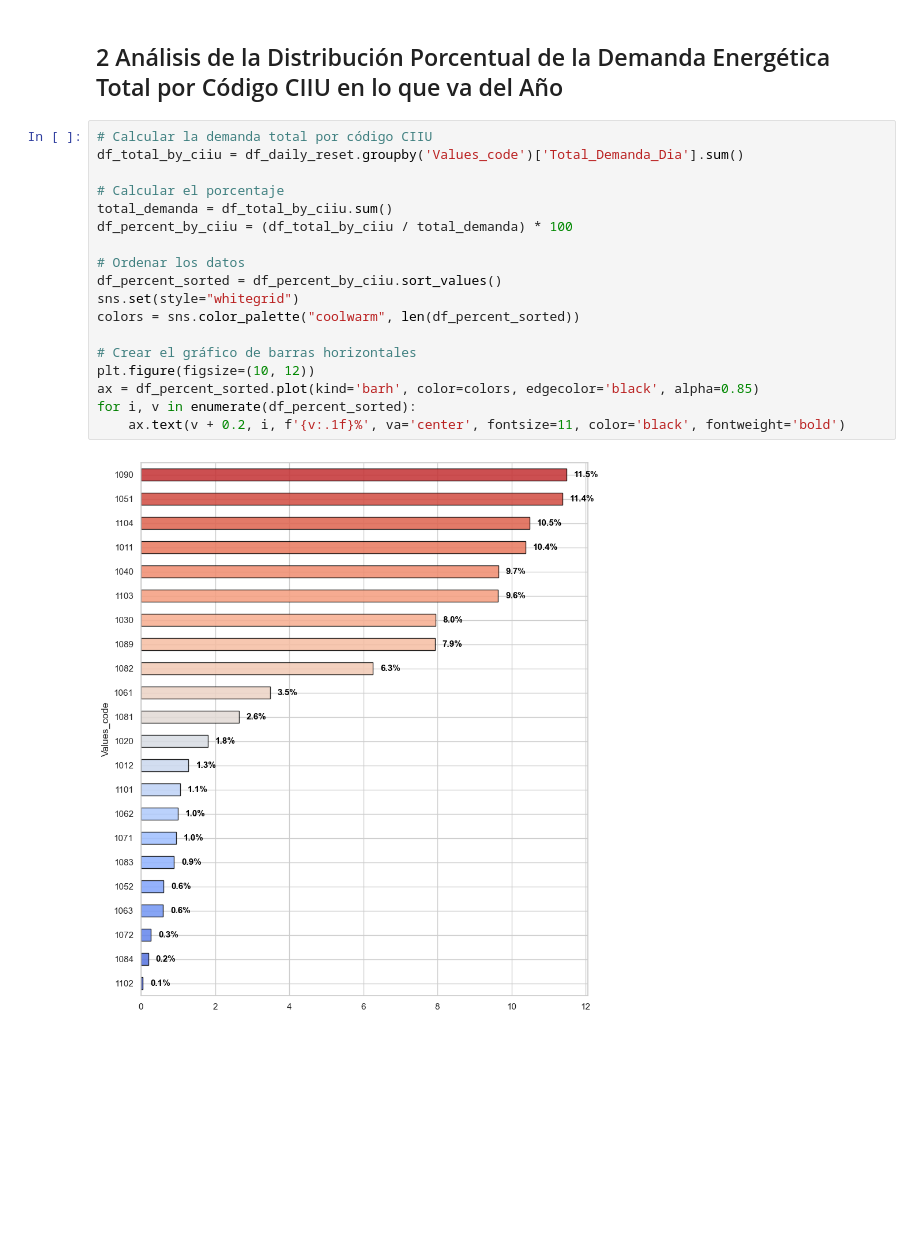
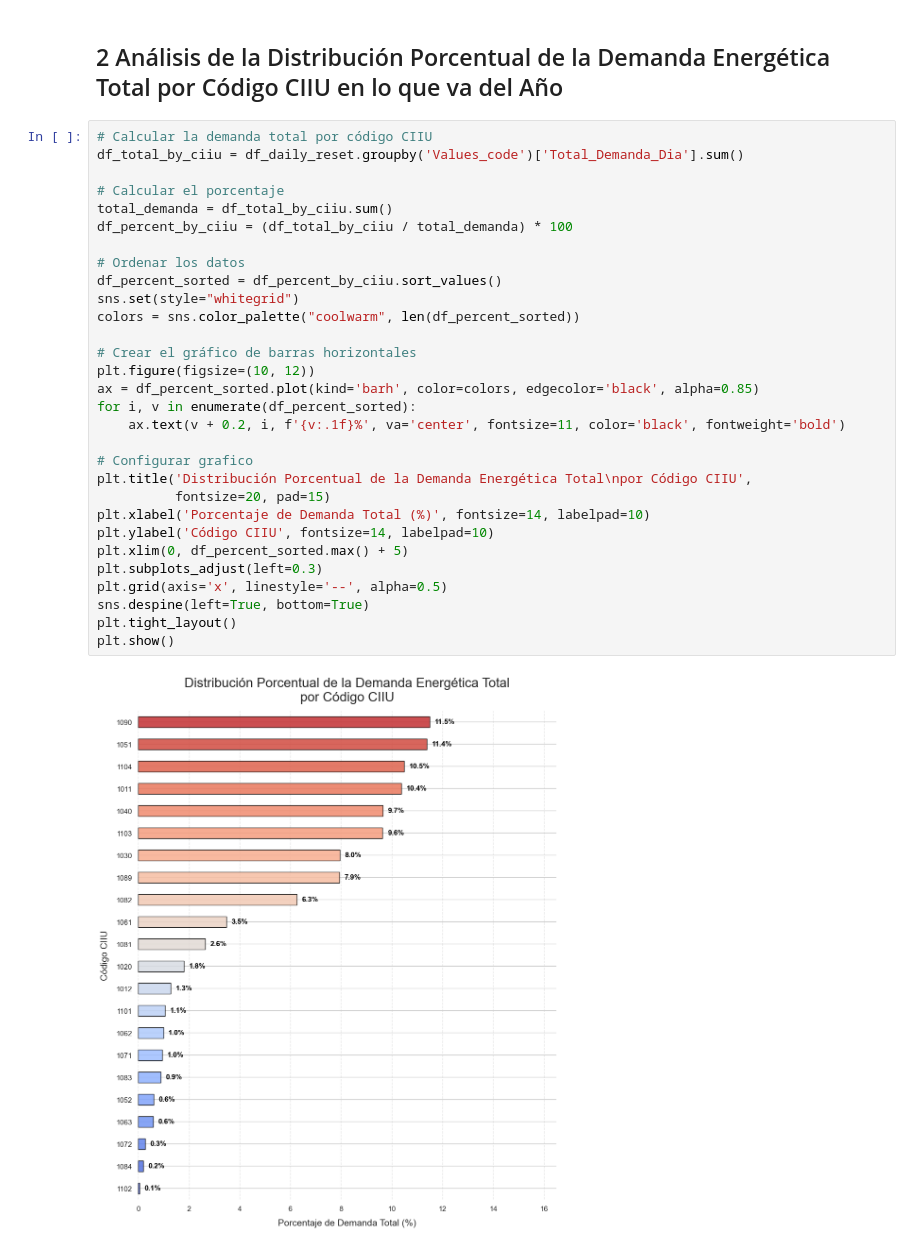
Before and after one commit to S00LEY/Talento-B_-Ing-Data, a Jupyter notebook: DemaComeNoReg_CIIU_Alimentos_2024.ipynb, the cells around one changed output. Cells and saved outputs as stored; diff of their text form; blank space fills up the shorter version.

Commit message:
:boom:  Configurar gráfico y mostrar

```diff
--- a/DemaComeNoReg_CIIU_Alimentos_2024.ipynb
+++ b/DemaComeNoReg_CIIU_Alimentos_2024.ipynb
@@ -247,20 +247,32 @@ El comportamiento de la demanda energética en la industria alimentaria presenta
 # %%
 # Calcular la demanda total por código CIIU
 df_total_by_ciiu = df_daily_reset.groupby('Values_code')['Total_Demanda_Dia'].sum()
 
 # Calcular el porcentaje
 total_demanda = df_total_by_ciiu.sum()
 df_percent_by_ciiu = (df_total_by_ciiu / total_demanda) * 100
 
 # Ordenar los datos
 df_percent_sorted = df_percent_by_ciiu.sort_values()
 sns.set(style="whitegrid")
 colors = sns.color_palette("coolwarm", len(df_percent_sorted))
 
 # Crear el gráfico de barras horizontales
 plt.figure(figsize=(10, 12))
 ax = df_percent_sorted.plot(kind='barh', color=colors, edgecolor='black', alpha=0.85)
 for i, v in enumerate(df_percent_sorted):
     ax.text(v + 0.2, i, f'{v:.1f}%', va='center', fontsize=11, color='black', fontweight='bold')
+
+# Configurar grafico
+plt.title('Distribución Porcentual de la Demanda Energética Total\npor Código CIIU',
+          fontsize=20, pad=15)
+plt.xlabel('Porcentaje de Demanda Total (%)', fontsize=14, labelpad=10)
+plt.ylabel('Código CIIU', fontsize=14, labelpad=10)
+plt.xlim(0, df_percent_sorted.max() + 5)
+plt.subplots_adjust(left=0.3)
+plt.grid(axis='x', linestyle='--', alpha=0.5)
+sns.despine(left=True, bottom=True)
+plt.tight_layout()
+plt.show()
 # %% [output]
-[figure, old version]
+[figure, new version]
```
